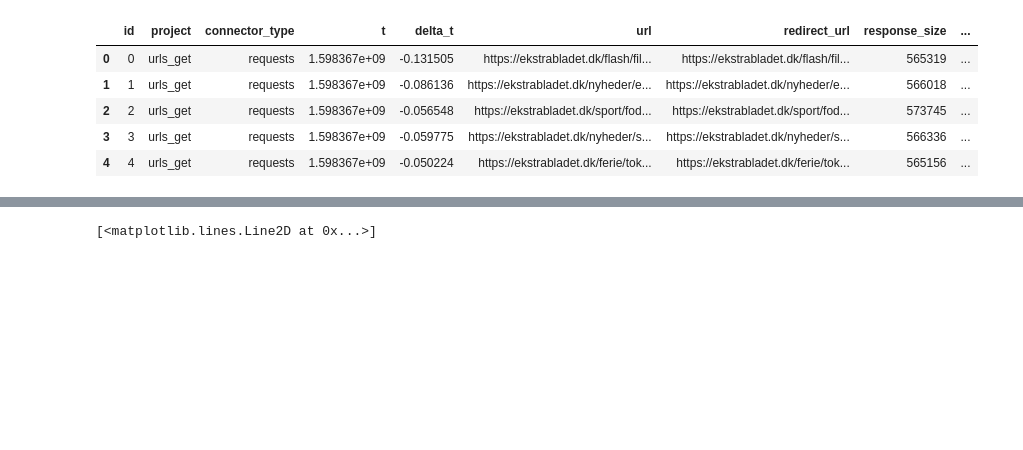
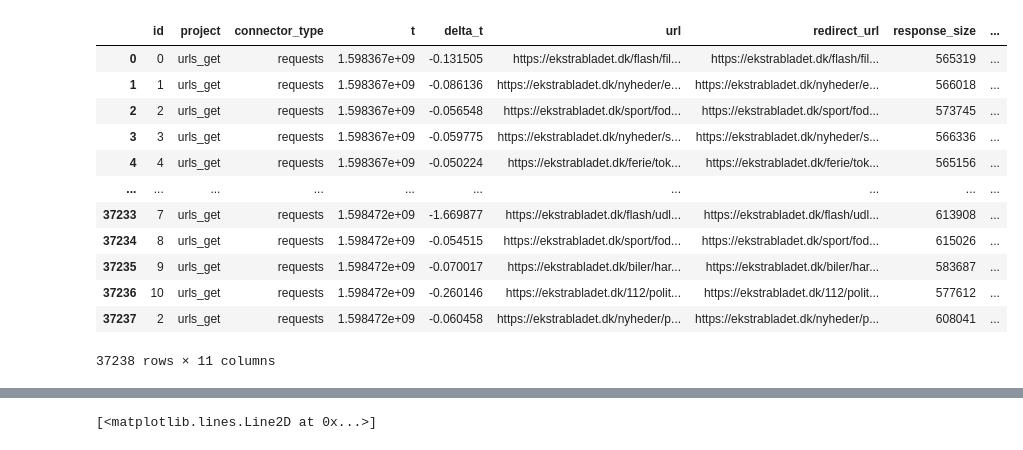
Before and after one commit to isds47/Isds47, a Jupyter notebook: scraping/Logfiles.ipynb, the cells around one changed output, grey strips where cells are left out. Cells and saved outputs as stored; diff of their text form; code cells hidden in the pictures; blank space fills up the shorter version.

```diff
--- a/scraping/Logfiles.ipynb
+++ b/scraping/Logfiles.ipynb
@@ -7,17 +7,24 @@ import matplotlib.pyplot as plt
 import seaborn as sns
 # %%
 # load the log from get_head
-log_ = pd.read_csv('log_get_head3.csv',sep=';') # load the ;-separated log
+log_ = pd.read_csv('log_get_head.csv',sep=';') # load the ;-separated log
 # %%
 # inspect data
-log_.head()
+log_
 # %% [output]
 |  | id | project | connector_type | t | delta_t | url | redirect_url | response_size | ... |
 | 0 | 0 | urls_get | requests | 1.598367e+09 | -0.131505 | https://ekstrabladet.dk/flash/fil... | https://ekstrabladet.dk/flash/fil... | 565319 | ... |
 | 1 | 1 | urls_get | requests | 1.598367e+09 | -0.086136 | https://ekstrabladet.dk/nyheder/e... | https://ekstrabladet.dk/nyheder/e... | 566018 | ... |
 | 2 | 2 | urls_get | requests | 1.598367e+09 | -0.056548 | https://ekstrabladet.dk/sport/fod... | https://ekstrabladet.dk/sport/fod... | 573745 | ... |
 | 3 | 3 | urls_get | requests | 1.598367e+09 | -0.059775 | https://ekstrabladet.dk/nyheder/s... | https://ekstrabladet.dk/nyheder/s... | 566336 | ... |
 | 4 | 4 | urls_get | requests | 1.598367e+09 | -0.050224 | https://ekstrabladet.dk/ferie/tok... | https://ekstrabladet.dk/ferie/tok... | 565156 | ... |
+| ... | ... | ... | ... | ... | ... | ... | ... | ... | ... |
+| 37233 | 7 | urls_get | requests | 1.598472e+09 | -1.669877 | https://ekstrabladet.dk/flash/udl... | https://ekstrabladet.dk/flash/udl... | 613908 | ... |
+| 37234 | 8 | urls_get | requests | 1.598472e+09 | -0.054515 | https://ekstrabladet.dk/sport/fod... | https://ekstrabladet.dk/sport/fod... | 615026 | ... |
+| 37235 | 9 | urls_get | requests | 1.598472e+09 | -0.070017 | https://ekstrabladet.dk/biler/har... | https://ekstrabladet.dk/biler/har... | 583687 | ... |
+| 37236 | 10 | urls_get | requests | 1.598472e+09 | -0.260146 | https://ekstrabladet.dk/112/polit... | https://ekstrabladet.dk/112/polit... | 577612 | ... |
+| 37237 | 2 | urls_get | requests | 1.598472e+09 | -0.060458 | https://ekstrabladet.dk/nyheder/p... | https://ekstrabladet.dk/nyheder/p... | 608041 | ... |
+37238 rows × 11 columns
 # %%
 log_['dt'] = pd.to_datetime(log_.t,unit='s')
 dt = log_.dt.values[0]
```
Also changed, not shown: parts of 4 cells of this notebook, 6 other files.
